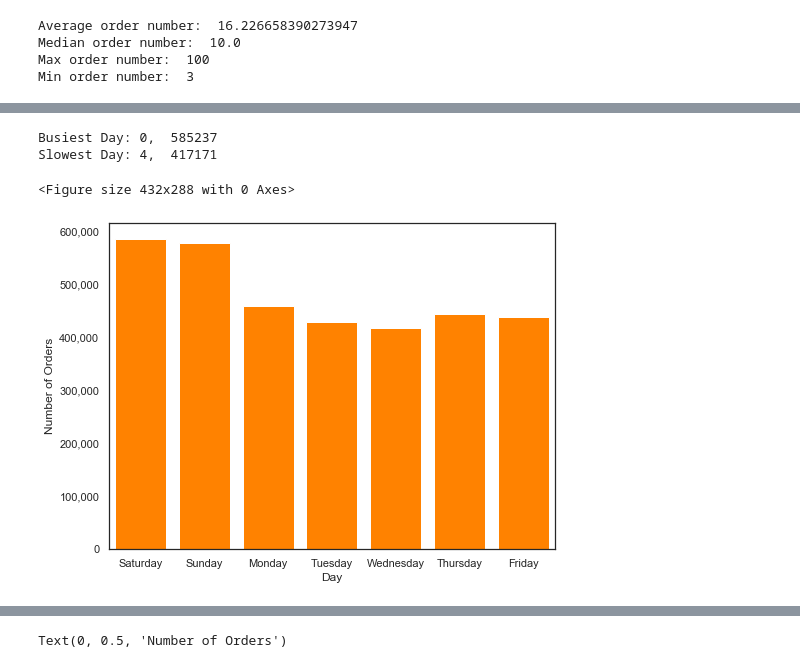
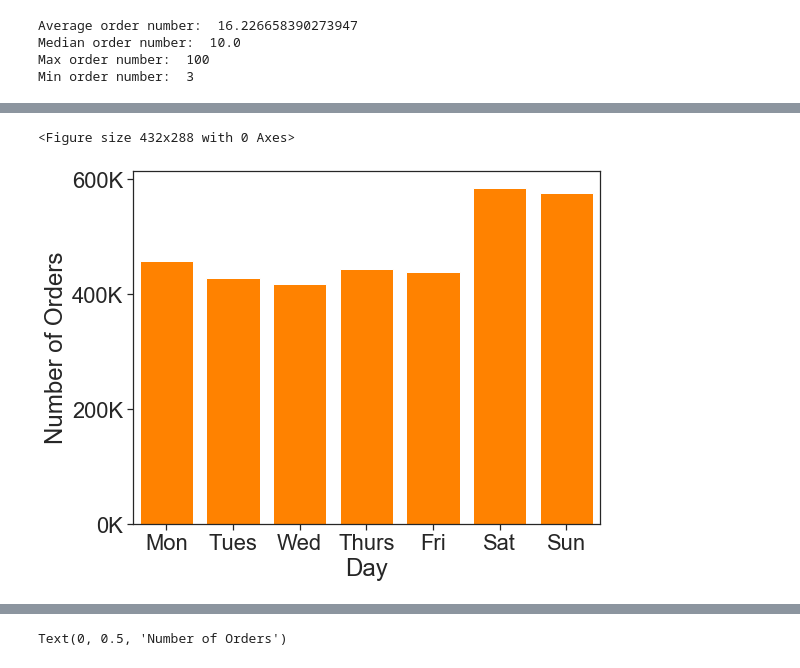
Before and after one commit to Josefa-Sullivan/Instacart, a Jupyter notebook: Zefa/EDA.ipynb, the cells around one changed output, grey strips where cells are left out. Cells and saved outputs as stored; diff of their text form; code cells hidden in the pictures.

Commit message:
ZS: fix EDA and clustering graphs

```diff
--- a/Zefa/EDA.ipynb
+++ b/Zefa/EDA.ipynb
@@ -126,12 +149,14 @@ c = lambda x: insta_palette[color_label.index(x)]
 # %%
 plt.clf()
+
 plt.figure(figsize = (8,6))
-
+sns.set_style('ticks')
 g = sns.distplot(df,kde=False, bins=10, color=c('orange'),
                 hist_kws={'alpha':1} )
-ylabels = ['{:,.0f}'.format(y) for y in g.get_yticks()]
+ylabels = ['{:,.0f}'.format(y) + 'K' for y in g.get_yticks()/1000]
 g.set_yticklabels(ylabels)
 plt.xlabel('Orders per Customer')
 plt.ylabel('Customer Number')
-plt.savefig('orders_per_customer.pdf', format='pdf')
+# plt.tight_layout()
+# plt.savefig('orders_per_customer.pdf', format='pdf')
 # %% [output]
@@ -148,3 +178,8 @@ Average order number:  16.226658390273947
 Median order number:  10.0
 Max order number:  100
 Min order number:  3
+# %%
+dow = orders.groupby('order_dow').order_id.agg('count')
+dow = dow.reindex(index = [2,3,4,5,6,0,1])
+print('Busiest Day: 0, ', max(dow))
+print('Slowest Day: 4, ', min(dow))
@@ -151,23 +192,17 @@ Min order number:  3
 # %%
-dow = orders.groupby('order_dow').order_id.agg('count')
-
-print('Busiest Day: 0, ', max(dow))
-print('Slowest Day: 4, ', min(dow))
 plt.clf()
 
-
 plt.figure(figsize = (8,6))
-g= sns.barplot(dow.index, dow, color=c('orange'), saturation=1)
-ylabels = ['{:,.0f}'.format(y) for y in g.get_yticks()]
-g.set_yticklabels(ylabels)
-g.set_xticklabels(['Saturday', 'Sunday', 'Monday', 'Tuesday','Wednesday', 'Thursday', 'Friday'])
+g = sns.barplot(dow.index, dow, color=c('orange'), saturation=1, order=[2,3,4,5,6,0,1])
+ylabels = ['{:,.0f}'.format(y) +'K' for y in g.get_yticks()/1000]
+plt.yticks(g.get_yticks()[0::2], ylabels[0::2])
+g.set_xticklabels(['Mon', 'Tues','Wed', 'Thurs', 'Fri','Sat', 'Sun'])
 plt.xlabel('Day')
 plt.ylabel('Number of Orders')
+plt.tight_layout()
 plt.savefig('orders_per_day.pdf', format='pdf')
 # %% [output]
-Busiest Day: 0,  585237
-Slowest Day: 4,  417171
+<Figure size 432x288 with 0 Axes>
-<Figure size 432x288 with 0 Axes>
-[figure, old version]
+[figure, new version]
 # %%
 hours = orders.groupby('order_hour_of_day').order_id.agg('count')
```
Also changed, not shown: parts of 29 cells of this notebook, 26 other files.
